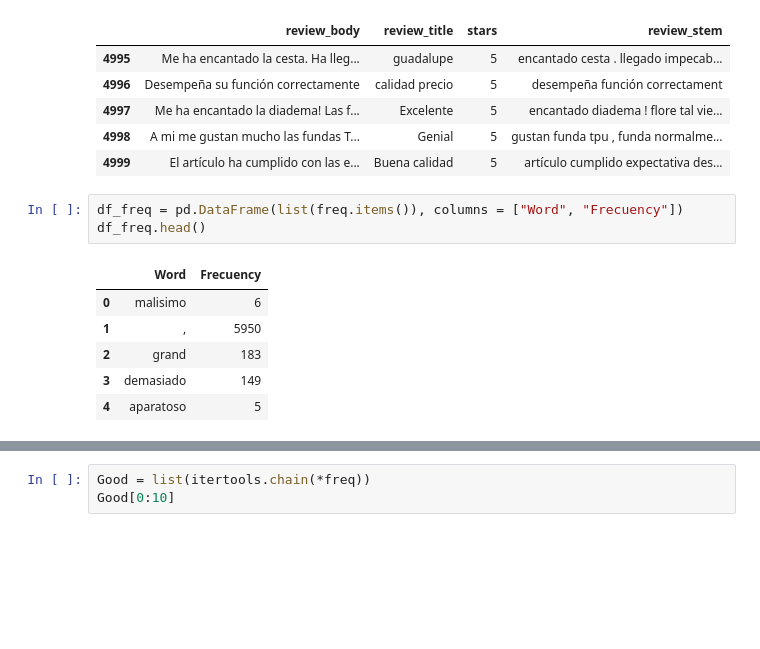
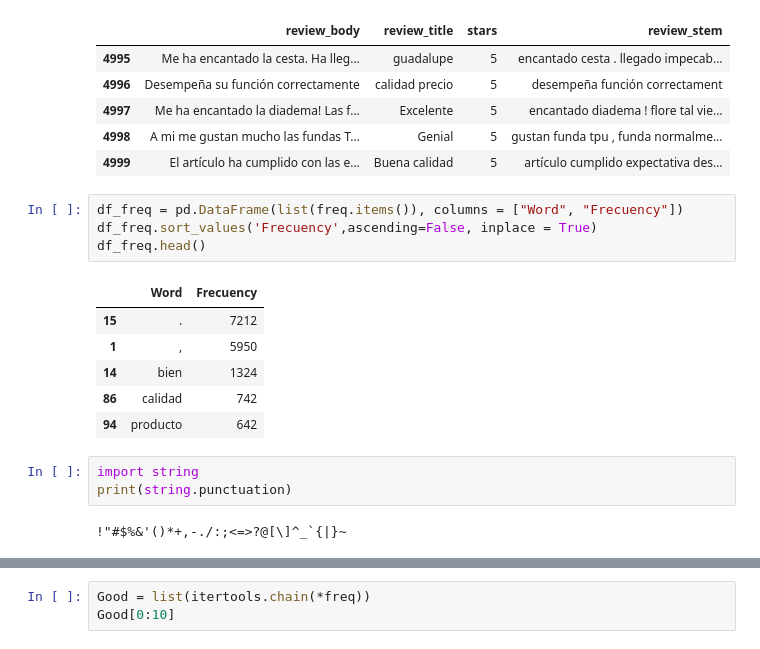
Before and after one commit to ldotto46/02.Proj_Amazon-NLP, a Jupyter notebook: DS_Proyecto_03_NLP.ipynb, the cells around one changed output, grey strips where cells are left out. Saved outputs shown, nothing was run; the diff lists cells and outputs as text; blank space fills up the shorter version.

```diff
--- a/DS_Proyecto_03_NLP.ipynb
+++ b/DS_Proyecto_03_NLP.ipynb
@@ -176,11 +185,17 @@ dataset.tail()
 | 4999 | El artículo ha cumplido con las e... | Buena calidad | 5 | artículo cumplido expectativa des... |
 # %%
 df_freq = pd.DataFrame(list(freq.items()), columns = ["Word", "Frecuency"])
+df_freq.sort_values('Frecuency',ascending=False, inplace = True)
 df_freq.head()
 # %% [output]
 |  | Word | Frecuency |
-| 0 | malisimo | 6 |
+| 15 | . | 7212 |
 | 1 | , | 5950 |
-| 2 | grand | 183 |
-| 3 | demasiado | 149 |
-| 4 | aparatoso | 5 |
+| 14 | bien | 1324 |
+| 86 | calidad | 742 |
+| 94 | producto | 642 |
+# %%
+import string
+print(string.punctuation)
+# %% [output]
+!"#$%&'()*+,-./:;<=>?@[\]^_`{|}~
```
Also changed, not shown: parts of 11 cells of this notebook.
